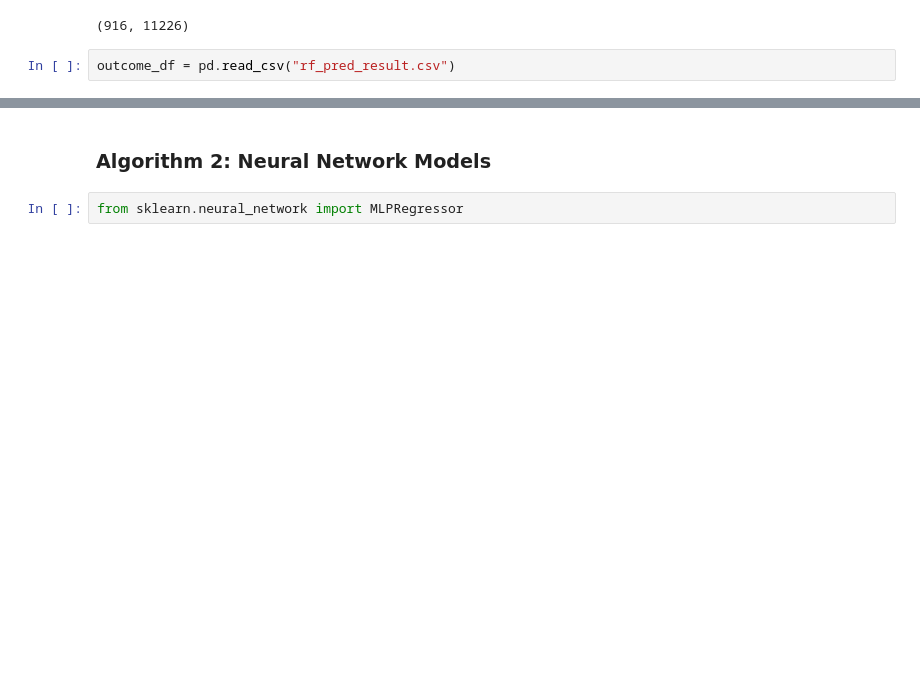
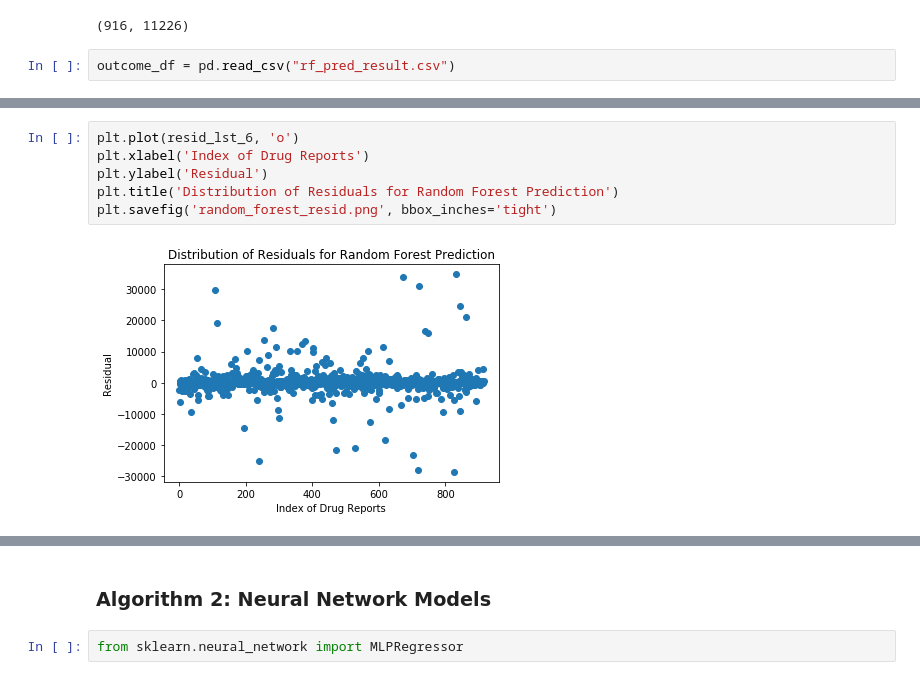
Before and after one commit to wenjuc/MCM_Opioid_Crisis, a Jupyter notebook: Part_Two_ML_Model.ipynb, the cells around one changed output, grey strips where cells are left out. Saved outputs shown, nothing was run; the diff lists cells and outputs as text; blank space fills up the shorter version.

```diff
--- a/Part_Two_ML_Model.ipynb
+++ b/Part_Two_ML_Model.ipynb
@@ -205,0 +204,8 @@ test_df
+# %%
+plt.plot(resid_lst_6, 'o')
+plt.xlabel('Index of Drug Reports')
+plt.ylabel('Residual')
+plt.title('Distribution of Residuals for Random Forest Prediction')
+plt.savefig('random_forest_resid.png', bbox_inches='tight')
+# %% [output]
+[figure, added]
```
Also changed, not shown: parts of 23 cells of this notebook, 6 other files.
